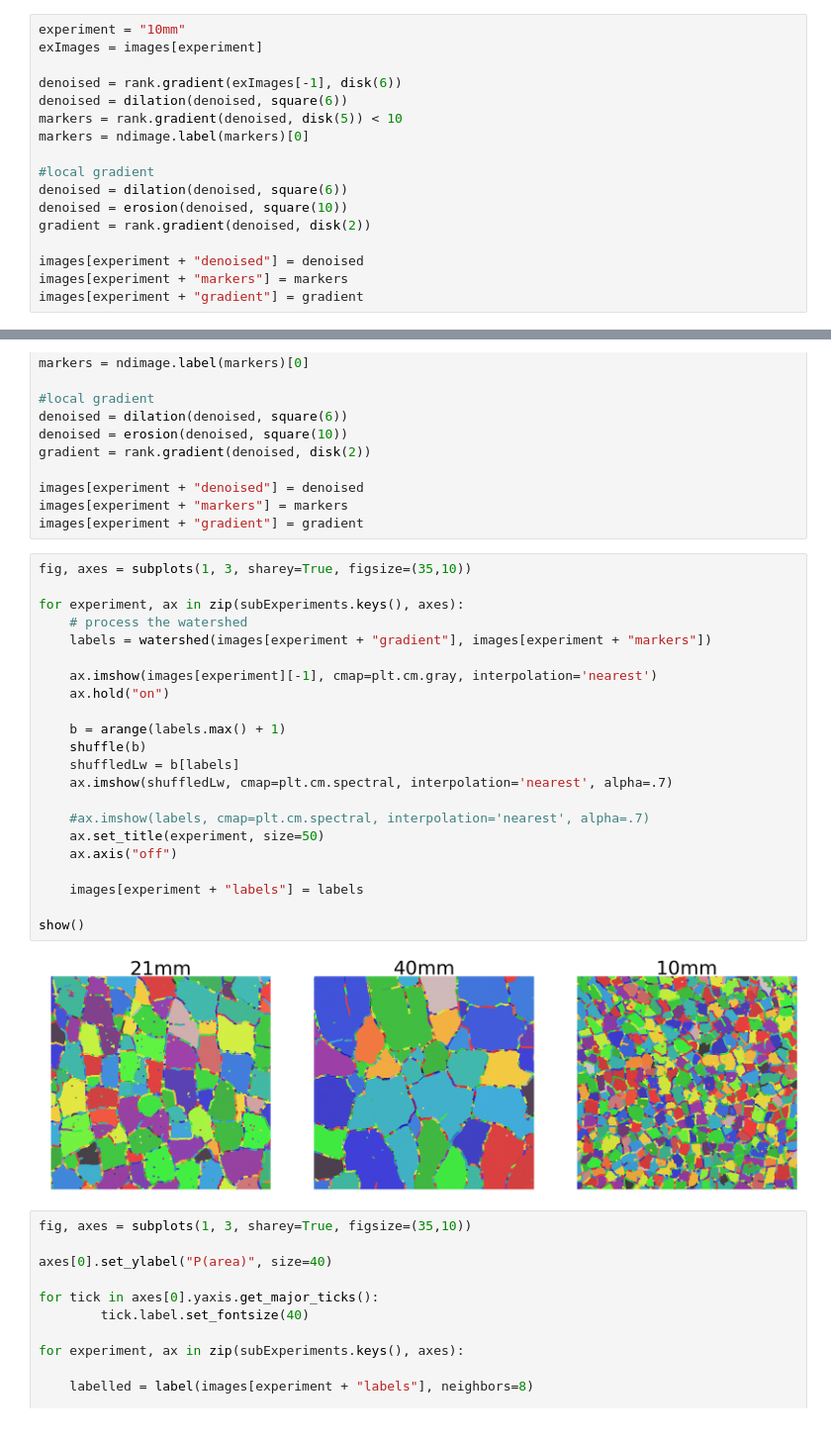
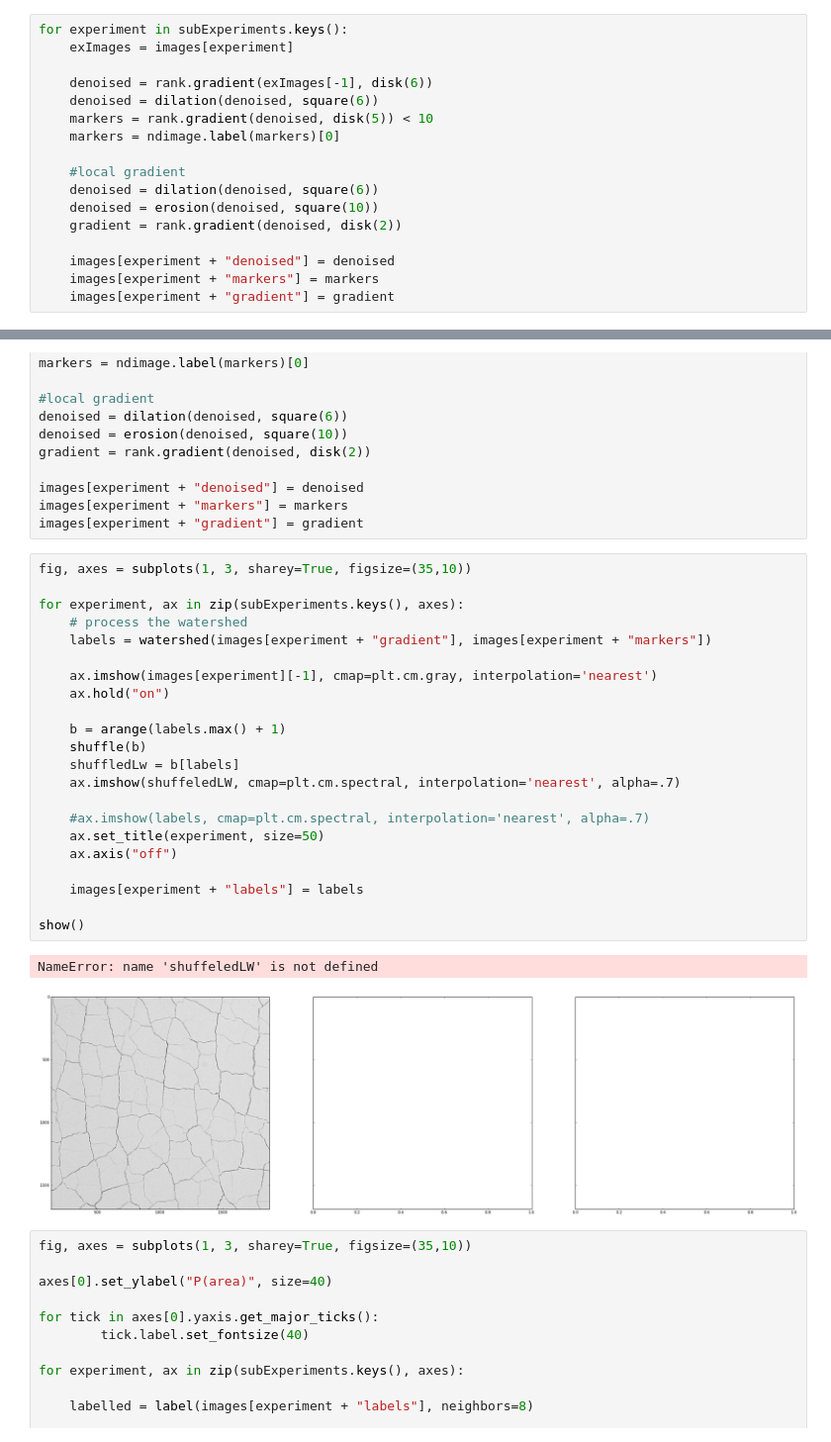
Before and after one commit to jorgehog/notebookCollection, a Jupyter notebook: FlourExperiment.ipynb, the cells around one changed output, grey strips where cells are left out. Shown at 99% size. Saved outputs shown, nothing was run; the diff lists cells and outputs as text.

```diff
--- a/FlourExperiment.ipynb
+++ b/FlourExperiment.ipynb
@@ -88,22 +88,22 @@ The following files were assigned to the 21mm experiment:
 # %% [markdown]
 Processing the 10mm image
 # %%
-experiment = "10mm"
-exImages = images[experiment]
+for experiment in subExperiments.keys():
+    exImages = images[experiment]
 
-denoised = rank.gradient(exImages[-1], disk(6))
-denoised = dilation(denoised, square(6))
-markers = rank.gradient(denoised, disk(5)) < 10
-markers = ndimage.label(markers)[0]
+    denoised = rank.gradient(exImages[-1], disk(6))
+    denoised = dilation(denoised, square(6))
+    markers = rank.gradient(denoised, disk(5)) < 10
+    markers = ndimage.label(markers)[0]
 
-#local gradient
-denoised = dilation(denoised, square(6))
-denoised = erosion(denoised, square(10))
-gradient = rank.gradient(denoised, disk(2))
+    #local gradient
+    denoised = dilation(denoised, square(6))
+    denoised = erosion(denoised, square(10))
+    gradient = rank.gradient(denoised, disk(2))
 
-images[experiment + "denoised"] = denoised
-images[experiment + "markers"] = markers
-images[experiment + "gradient"] = gradient
+    images[experiment + "denoised"] = denoised
+    images[experiment + "markers"] = markers
+    images[experiment + "gradient"] = gradient
 # %% [markdown]
 Processing the 21mm image
 # %%
@@ -145,27 +145,28 @@ images[experiment + "gradient"] = gradient
 # %%
 fig, axes = subplots(1, 3, sharey=True, figsize=(35,10))
 
 for experiment, ax in zip(subExperiments.keys(), axes):
     # process the watershed
     labels = watershed(images[experiment + "gradient"], images[experiment + "markers"])
 
     ax.imshow(images[experiment][-1], cmap=plt.cm.gray, interpolation='nearest')
     ax.hold("on")
 
     b = arange(labels.max() + 1)
     shuffle(b)
     shuffledLw = b[labels]
-    ax.imshow(shuffledLw, cmap=plt.cm.spectral, interpolation='nearest', alpha=.7)
+    ax.imshow(shuffeledLW, cmap=plt.cm.spectral, interpolation='nearest', alpha=.7)
 
     #ax.imshow(labels, cmap=plt.cm.spectral, interpolation='nearest', alpha=.7)
     ax.set_title(experiment, size=50)
     ax.axis("off")
 
     images[experiment + "labels"] = labels
 
 show()
 # %% [output]
+NameError: name 'shuffeledLW' is not defined
-[figure, old version]
+[figure, new version]
 # %%
 fig, axes = subplots(1, 3, sharey=True, figsize=(35,10))
 
```
